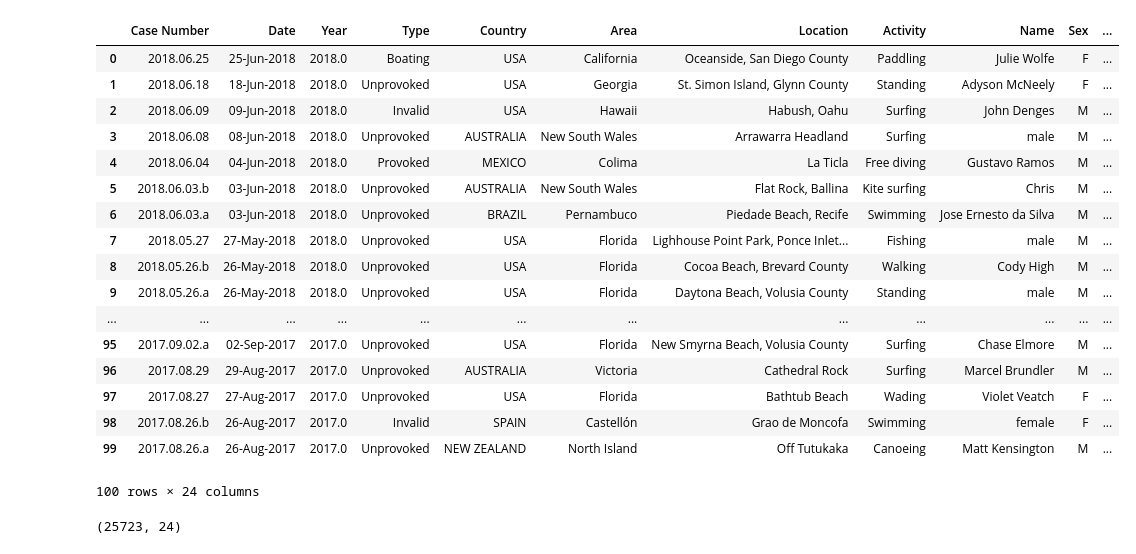
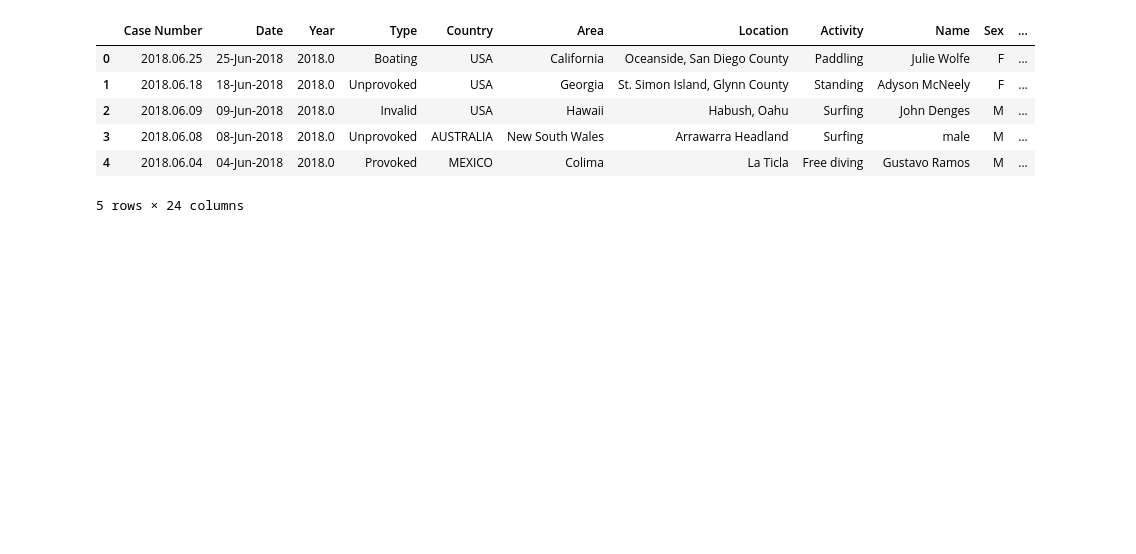
Before and after one commit to PaulaNuno/panda-sharks-attack, a Jupyter notebook: Pandas_sharks_attack.ipynb, the cells around one changed output. Cells and saved outputs as stored; diff of their text form; code cells hidden in the pictures; blank space fills up the shorter version.

```diff
--- a/Pandas_sharks_attack.ipynb
+++ b/Pandas_sharks_attack.ipynb
@@ -6,27 +5,12 @@ import numpy as np
 pd.set_option('display.max_rows', 500)
 # %%
 df = pd.read_csv('input/attacks.csv',encoding='latin-1')
-df.head(100)
+df.head()
 # %% [output]
 |  | Case Number | Date | Year | Type | Country | Area | Location | Activity | Name | Sex | ... |
 | 0 | 2018.06.25 | 25-Jun-2018 | 2018.0 | Boating | USA | California | Oceanside, San Diego County | Paddling | Julie Wolfe | F | ... |
 | 1 | 2018.06.18 | 18-Jun-2018 | 2018.0 | Unprovoked | USA | Georgia | St. Simon Island, Glynn County | Standing | Adyson McNeely | F | ... |
 | 2 | 2018.06.09 | 09-Jun-2018 | 2018.0 | Invalid | USA | Hawaii | Habush, Oahu | Surfing | John Denges | M | ... |
 | 3 | 2018.06.08 | 08-Jun-2018 | 2018.0 | Unprovoked | AUSTRALIA | New South Wales | Arrawarra Headland | Surfing | male | M | ... |
 | 4 | 2018.06.04 | 04-Jun-2018 | 2018.0 | Provoked | MEXICO | Colima | La Ticla | Free diving | Gustavo Ramos | M | ... |
-| 5 | 2018.06.03.b | 03-Jun-2018 | 2018.0 | Unprovoked | AUSTRALIA | New South Wales | Flat Rock, Ballina | Kite surfing | Chris | M | ... |
-| 6 | 2018.06.03.a | 03-Jun-2018 | 2018.0 | Unprovoked | BRAZIL | Pernambuco | Piedade Beach, Recife | Swimming | Jose Ernesto da Silva | M | ... |
-| 7 | 2018.05.27 | 27-May-2018 | 2018.0 | Unprovoked | USA | Florida | Lighhouse Point Park, Ponce Inlet... | Fishing | male | M | ... |
-| 8 | 2018.05.26.b | 26-May-2018 | 2018.0 | Unprovoked | USA | Florida | Cocoa Beach, Brevard County | Walking | Cody High | M | ... |
-| 9 | 2018.05.26.a | 26-May-2018 | 2018.0 | Unprovoked | USA | Florida | Daytona Beach, Volusia County | Standing | male | M | ... |
-| ... | ... | ... | ... | ... | ... | ... | ... | ... | ... | ... | ... |
-| 95 | 2017.09.02.a | 02-Sep-2017 | 2017.0 | Unprovoked | USA | Florida | New Smyrna Beach, Volusia County | Surfing | Chase Elmore | M | ... |
-| 96 | 2017.08.29 | 29-Aug-2017 | 2017.0 | Unprovoked | AUSTRALIA | Victoria | Cathedral Rock | Surfing | Marcel Brundler | M | ... |
-| 97 | 2017.08.27 | 27-Aug-2017 | 2017.0 | Unprovoked | USA | Florida | Bathtub Beach | Wading | Violet Veatch | F | ... |
-| 98 | 2017.08.26.b | 26-Aug-2017 | 2017.0 | Invalid | SPAIN | Castellón | Grao de Moncofa | Swimming | female | F | ... |
-| 99 | 2017.08.26.a | 26-Aug-2017 | 2017.0 | Unprovoked | NEW ZEALAND | North Island | Off Tutukaka | Canoeing | Matt Kensington | M | ... |
-100 rows × 24 columns
+5 rows × 24 columns
-# %%
-df.shape
-# %% [output]
-(25723, 24)
```
Also changed, not shown: parts of 8 cells of this notebook, 3 other files.
